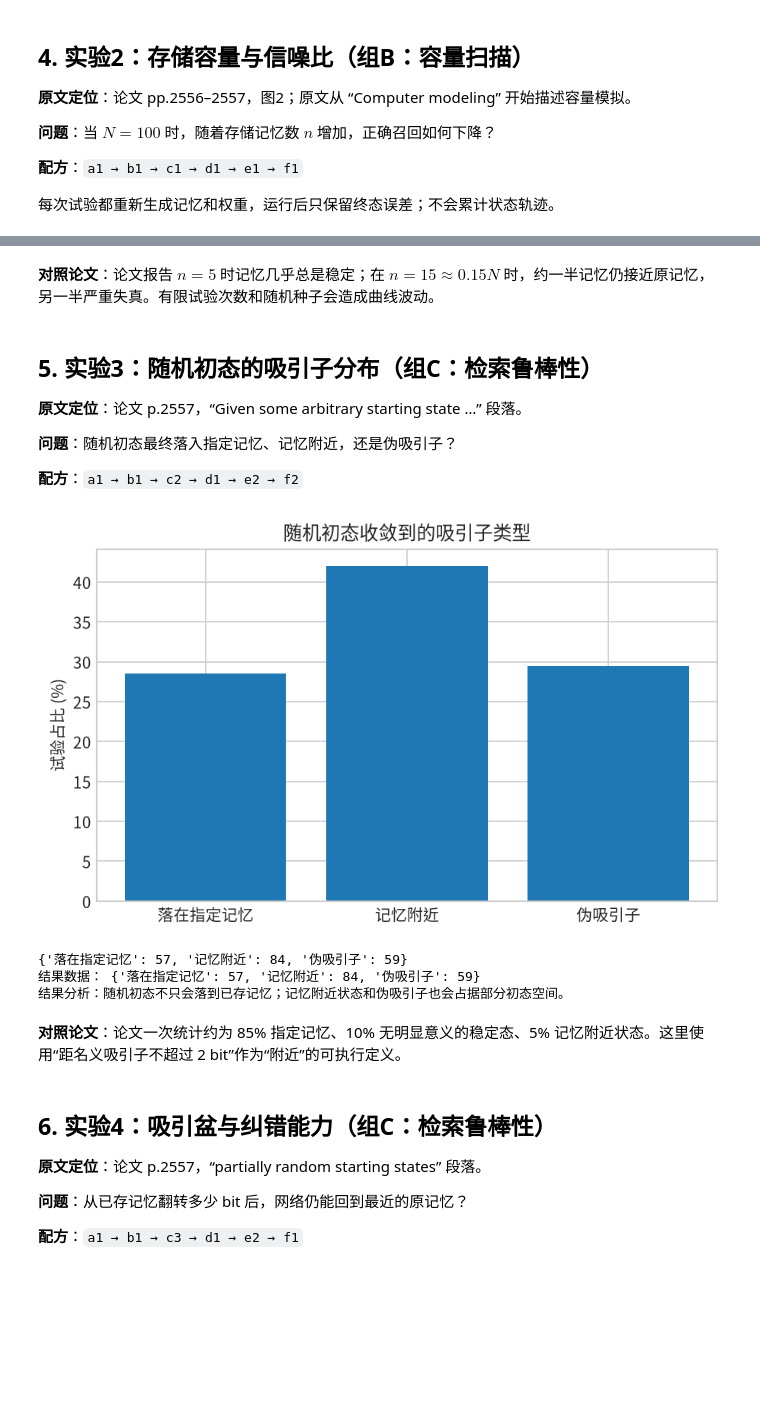
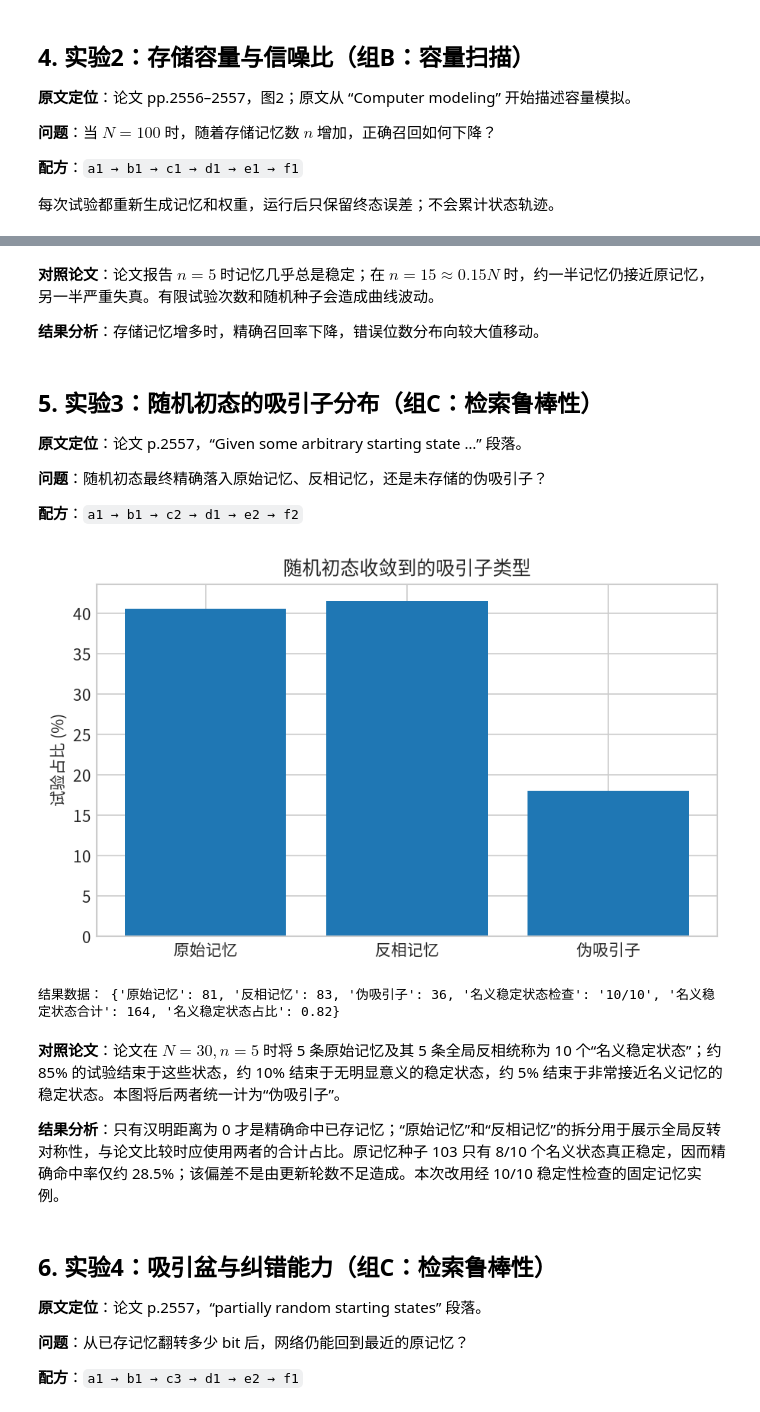
Before and after one commit to Heptazero/nn-labs, a Jupyter notebook: hopfield-1982/hopfield_1982.ipynb, the cells around one changed output, grey strips where cells are left out. Saved outputs shown, nothing was run; the diff lists cells and outputs as text; code cells hidden in the pictures; blank space fills up the shorter version.

Commit message:
Restore Hopfield experiment map and fix attractor classification

```diff
--- a/hopfield-1982/hopfield_1982.ipynb
+++ b/hopfield-1982/hopfield_1982.ipynb
@@ -1102,60 +1130,85 @@ print("结果分析：存储记忆增多时，精确召回率下降，错误位
 # %% [markdown]
 **对照论文**：论文报告 $n=5$ 时记忆几乎总是稳定；在 $n=15\approx0.15N$ 时，约一半记忆仍接近原记忆，另一半严重失真。有限试验次数和随机种子会造成曲线波动。
+
+**结果分析**：存储记忆增多时，精确召回率下降，错误位数分布向较大值移动。
 # %% [markdown]
 ## 5. 实验3：随机初态的吸引子分布（组C：检索鲁棒性）
 
 **原文定位**：论文 p.2557，“Given some arbitrary starting state …” 段落。
 
-**问题**：随机初态最终落入指定记忆、记忆附近，还是伪吸引子？
+**问题**：随机初态最终精确落入原始记忆、反相记忆，还是未存储的伪吸引子？
 
 **配方**：`a1 → b1 → c2 → d1 → e2 → f2`
 # %%
-rng = np.random.default_rng(103)
+memory_rng = np.random.default_rng(71)
+trajectory_rng = np.random.default_rng(103)
 N, n, trials = 30, 5, 200
-memories = a1_make_independent_memories(n=n, N=N, rng=rng)
+memories = a1_make_independent_memories(n=n, N=N, rng=memory_rng)
 weights = b1_make_hebbian_weights(memories)
 
 nominal_attractors = np.vstack([memories, -memories])
-# [中介变量] nominal_attractors:(2n,N) -- 论文里 Vi→-Vi 全局对称，-memories 同样是稳定点，
-# 判"落到哪个吸引子"时必须把这些也算进候选，否则会把合法的负版本误判成伪吸引子
+# [中介变量] 前 n 条是原始记忆，后 n 条是全局反相记忆。
+# 论文把两者合称为 10 个名义稳定状态，本实验额外拆开计数以检查对称性。
 
-outcomes = {"落在指定记忆": 0, "记忆附近": 0, "伪吸引子": 0}
+outcomes = {"原始记忆": 0, "反相记忆": 0, "伪吸引子": 0}
+
+nominal_stability = []
+for index, attractor in enumerate(nominal_attractors):
+    check = d1_run_async(
+        weights,
+        attractor,
+        np.random.default_rng(10_000 + index),
+        max_sweeps=200,
+    )
+    nominal_stability.append(
+        check.status == "fixed" and np.array_equal(check.final_state, attractor)
+    )
+if not all(nominal_stability):
+    raise RuntimeError("当前记忆实例不具备 10 个名义稳定状态")
+# [实验前提] 先验证 5 条记忆及其 5 条反相确实都是固定点。
 
 for _ in range(trials):
-    initial_state = c2_random_state(N=N, rng=rng)
-    # *[输入] 本实验的自变量：随机初态（对照从记忆本身出发）
+    initial_state = c2_random_state(N=N, rng=trajectory_rng)
+    # *[输入] 每次从独立的随机状态开始。
 
-    run = d1_run_async(weights, initial_state, rng)
-    _, distance = e2_identify_attractor(run.final_state, nominal_attractors)
-    # [观测·数据] 到最近名义吸引子的距离；只要距离，不要具体编号
+    run = d1_run_async(weights, initial_state, trajectory_rng, max_sweeps=200)
+    if run.status != "fixed":
+        raise RuntimeError("对称权重网络未在 200 轮内到达固定点")
+    # [约束] 只对真正收敛的稳定状态进行吸引子分类。
 
-    if distance == 0:
-        outcomes["落在指定记忆"] += 1
-        # [判断] 精确落在某条名义记忆(或其负版本)上
-    elif distance <= 2:
-        outcomes["记忆附近"] += 1
-        # [判断] "附近"的可执行定义：不超过2比特
+    index, distance = e2_identify_attractor(run.final_state, nominal_attractors)
+    # [观测·数据] e2 返回最近候选编号与整数汉明距离。
+
+    if distance == 0 and index < n:
+        outcomes["原始记忆"] += 1
+    elif distance == 0:
+        outcomes["反相记忆"] += 1
     else:
         outcomes["伪吸引子"] += 1
-        # [判断] 落到了论文没有存过的伪吸引子
+        # [判断] 即使只差 1~2 bit，只要不是精确命中，就是未存储的稳定点。
 
 f2_plot_bar(
     list(outcomes),
     [100 * value / trials for value in outcomes.values()],
     ylabel="试验占比 (%)",
     title="随机初态收敛到的吸引子类型",
 )
-print(outcomes)
 
-print("结果数据：", outcomes)
-print("结果分析：随机初态不只会落到已存记忆；记忆附近状态和伪吸引子也会占据部分初态空间。")
+nominal_count = outcomes["原始记忆"] + outcomes["反相记忆"]
+result_data = {
+    **outcomes,
+    "名义稳定状态检查": f"{sum(nominal_stability)}/{2 * n}",
+    "名义稳定状态合计": nominal_count,
+    "名义稳定状态占比": round(nominal_count / trials, 3),
+}
+print("结果数据：", result_data)
 # %% [output]
-[figure, old version]
+[figure, new version]
-{'落在指定记忆': 57, '记忆附近': 84, '伪吸引子': 59}
-结果数据： {'落在指定记忆': 57, '记忆附近': 84, '伪吸引子': 59}
-结果分析：随机初态不只会落到已存记忆；记忆附近状态和伪吸引子也会占据部分初态空间。
+结果数据： {'原始记忆': 81, '反相记忆': 83, '伪吸引子': 36, '名义稳定状态检查': '10/10', '名义稳定状态合计': 164, '名义稳定状态占比': 0.82}
 # %% [markdown]
-**对照论文**：论文一次统计约为 85% 指定记忆、10% 无明显意义的稳定态、5% 记忆附近状态。这里使用“距名义吸引子不超过 2 bit”作为“附近”的可执行定义。
+**对照论文**：论文在 $N=30,n=5$ 时将 5 条原始记忆及其 5 条全局反相统称为 10 个“名义稳定状态”；约 85% 的试验结束于这些状态，约 10% 结束于无明显意义的稳定状态，约 5% 结束于非常接近名义记忆的稳定状态。本图将后两者统一计为“伪吸引子”。
+
+**结果分析**：只有汉明距离为 0 才是精确命中已存记忆；“原始记忆”和“反相记忆”的拆分用于展示全局反转对称性，与论文比较时应使用两者的合计占比。原记忆种子 103 只有 8/10 个名义状态真正稳定，因而精确命中率仅约 28.5%；该偏差不是由更新轮数不足造成。本次改用经 10/10 稳定性检查的固定记忆实例。
 # %% [markdown]
 ## 6. 实验4：吸引盆与纠错能力（组C：检索鲁棒性）
 
```
Also changed, not shown: parts of 22 cells of this notebook.
